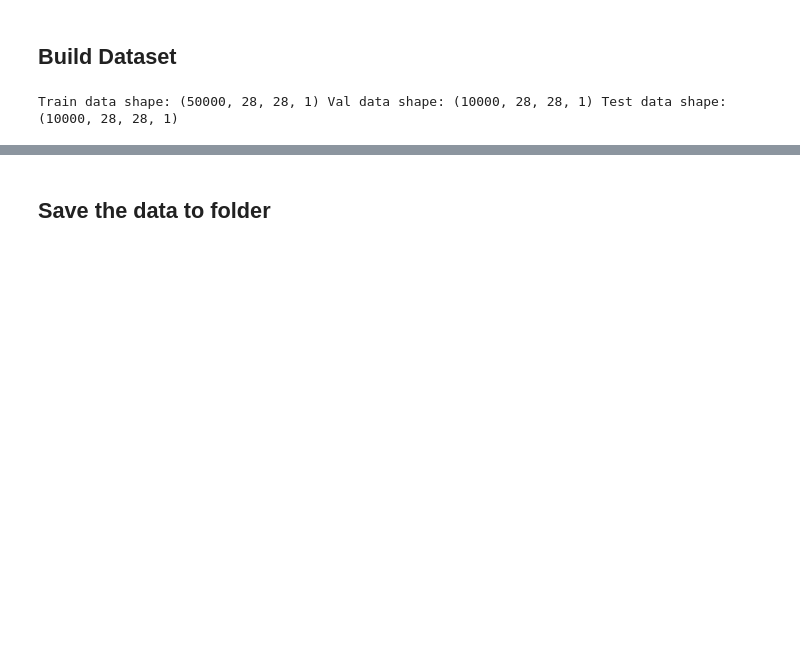
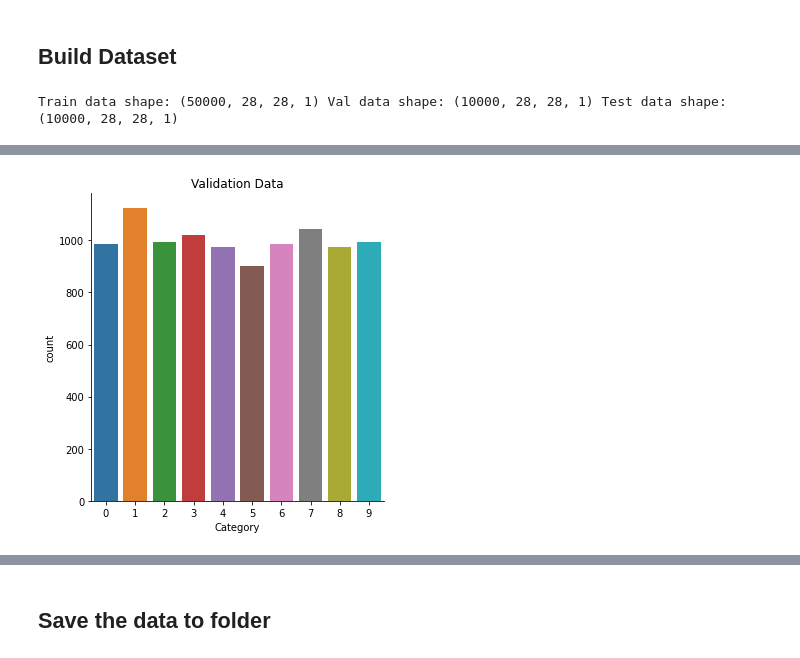
Before and after one commit to kmcguigan1/Deep-Clustering-Technique-Analysis, a Jupyter notebook: 1-Dataset-analysis.ipynb, the cells around one changed output, grey strips where cells are left out. Drawn from its saved outputs; the diff is of its cells as text; code cells hidden in the pictures; blank space fills up the shorter version.

```diff
--- a/1-Dataset-analysis.ipynb
+++ b/1-Dataset-analysis.ipynb
@@ -26,0 +43,4 @@ Train data shape: (50000, 28, 28, 1) Val data shape: (10000, 28, 28, 1) Test dat
+# %%
+show_category_distribution(y_val, 'Validation Data')
+# %% [output]
+[figure, added]
```
Also changed, not shown: parts of 12 cells of this notebook, 1 other file.
